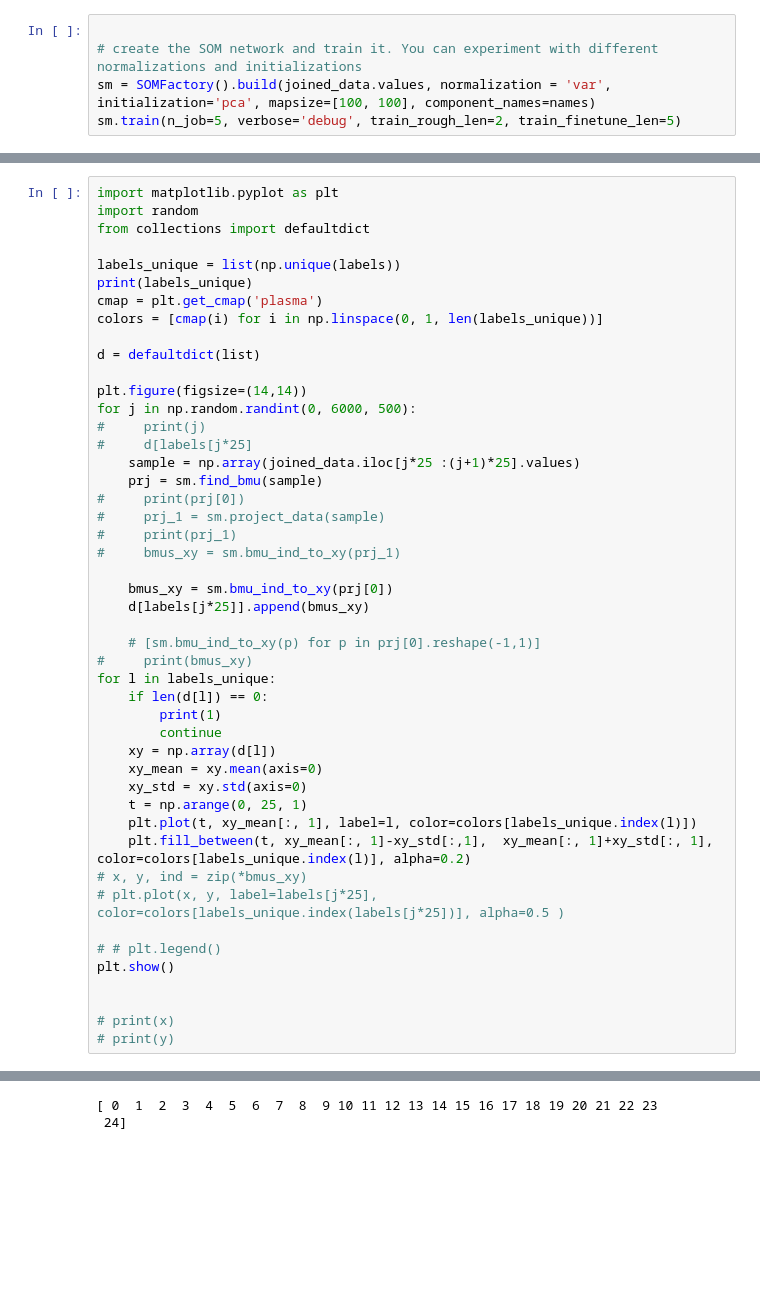
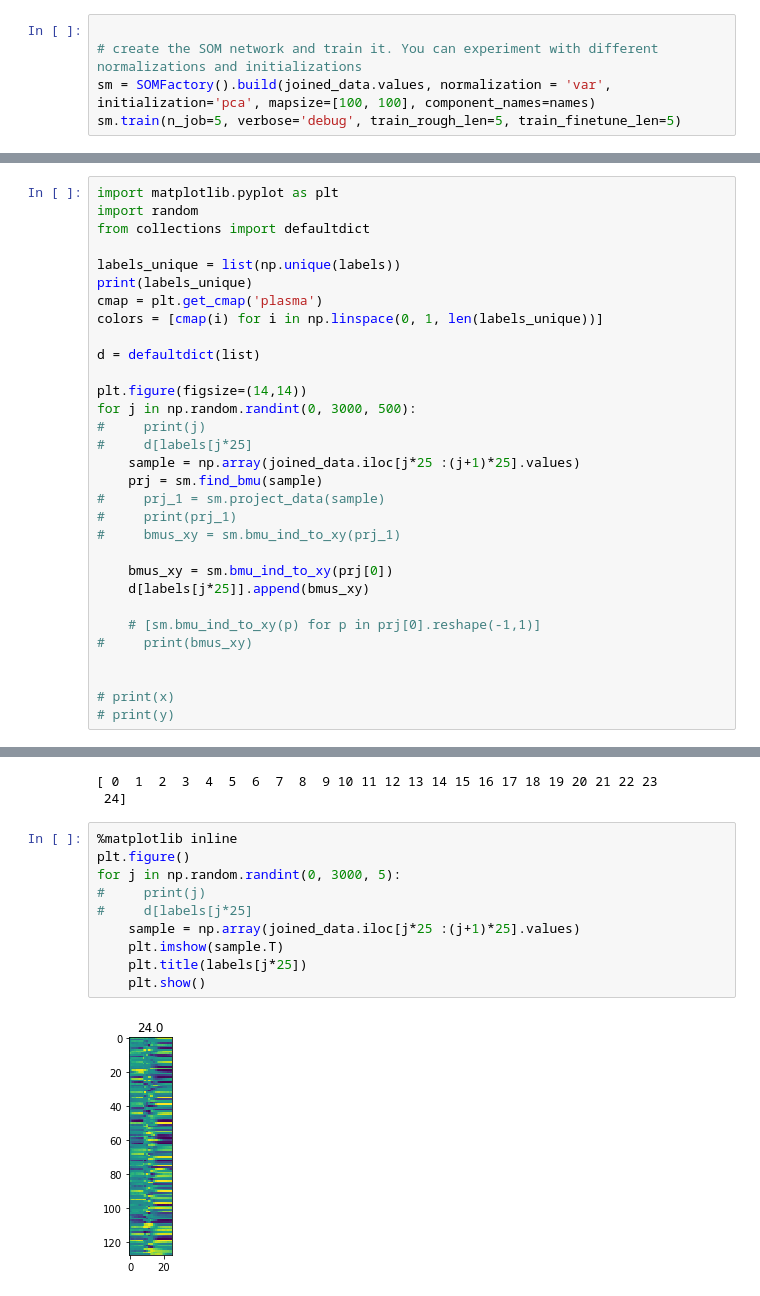
Before and after one commit to qdenisq/SpeechAcquisitionModel, a Jupyter notebook: src/som/som.ipynb, the cells around one changed output, grey strips where cells are left out. Saved outputs shown, nothing was run; the diff lists cells and outputs as text; blank space fills up the shorter version.

```diff
--- a/src/som/som.ipynb
+++ b/src/som/som.ipynb
@@ -105,7 +155,7 @@ joined_data = pd.DataFrame(joined_data)
 
 # create the SOM network and train it. You can experiment with different normalizations and initializations
 sm = SOMFactory().build(joined_data.values, normalization = 'var', initialization='pca', mapsize=[100, 100], component_names=names)
-sm.train(n_job=5, verbose='debug', train_rough_len=2, train_finetune_len=5)
+sm.train(n_job=5, verbose='debug', train_rough_len=5, train_finetune_len=5)
 # %% [output]
  Training...
 --------------------------------------------------------------
@@ -187,12 +223,11 @@ colors = [cmap(i) for i in np.linspace(0, 1, len(labels_unique))]
 d = defaultdict(list)
 
 plt.figure(figsize=(14,14))
-for j in np.random.randint(0, 6000, 500):
+for j in np.random.randint(0, 3000, 500):
 #     print(j)
 #     d[labels[j*25]
     sample = np.array(joined_data.iloc[j*25 :(j+1)*25].values)
     prj = sm.find_bmu(sample)
-#     print(prj[0])
 #     prj_1 = sm.project_data(sample)
 #     print(prj_1)
 #     bmus_xy = sm.bmu_ind_to_xy(prj_1)
@@ -202,21 +237,6 @@ for j in np.random.randint(0, 6000, 500):
 
     # [sm.bmu_ind_to_xy(p) for p in prj[0].reshape(-1,1)]
 #     print(bmus_xy)
-for l in labels_unique:
-    if len(d[l]) == 0:
-        print(1)
-        continue
-    xy = np.array(d[l])
-    xy_mean = xy.mean(axis=0)
-    xy_std = xy.std(axis=0)
-    t = np.arange(0, 25, 1)
-    plt.plot(t, xy_mean[:, 1], label=l, color=colors[labels_unique.index(l)])
-    plt.fill_between(t, xy_mean[:, 1]-xy_std[:,1],  xy_mean[:, 1]+xy_std[:, 1], color=colors[labels_unique.index(l)], alpha=0.2)
-# x, y, ind = zip(*bmus_xy)
-# plt.plot(x, y, label=labels[j*25], color=colors[labels_unique.index(labels[j*25])], alpha=0.5 )
-
-# # plt.legend()
-plt.show()
 
 
 # print(x)
@@ -253,3 +349,15 @@ print(t)
 # %% [output]
 [ 0  1  2  3  4  5  6  7  8  9 10 11 12 13 14 15 16 17 18 19 20 21 22 23
  24]
+# %%
+%matplotlib inline
+plt.figure()
+for j in np.random.randint(0, 3000, 5):
+#     print(j)
+#     d[labels[j*25]
+    sample = np.array(joined_data.iloc[j*25 :(j+1)*25].values)
+    plt.imshow(sample.T)
+    plt.title(labels[j*25])
+    plt.show()
+# %% [output]
+[figure, added]
```
Also changed, not shown: parts of 19 cells of this notebook, 4 other files.
